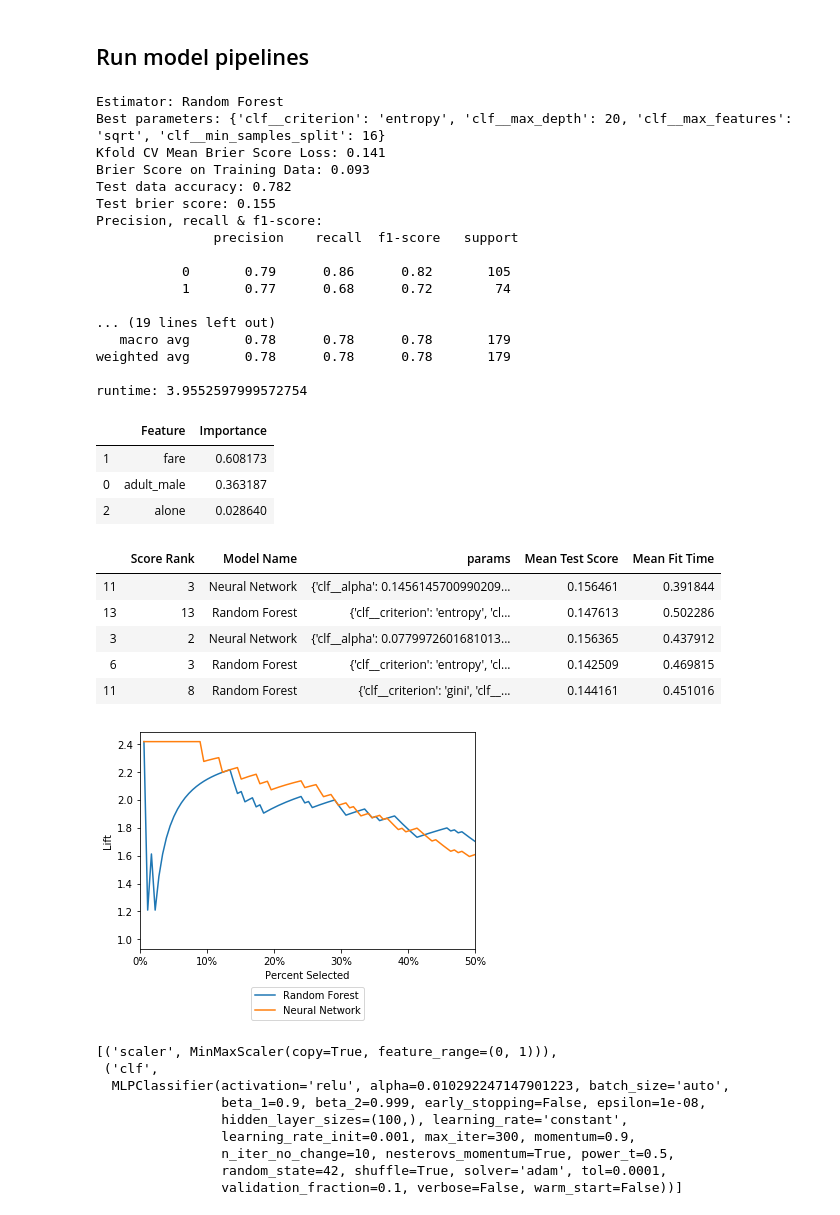
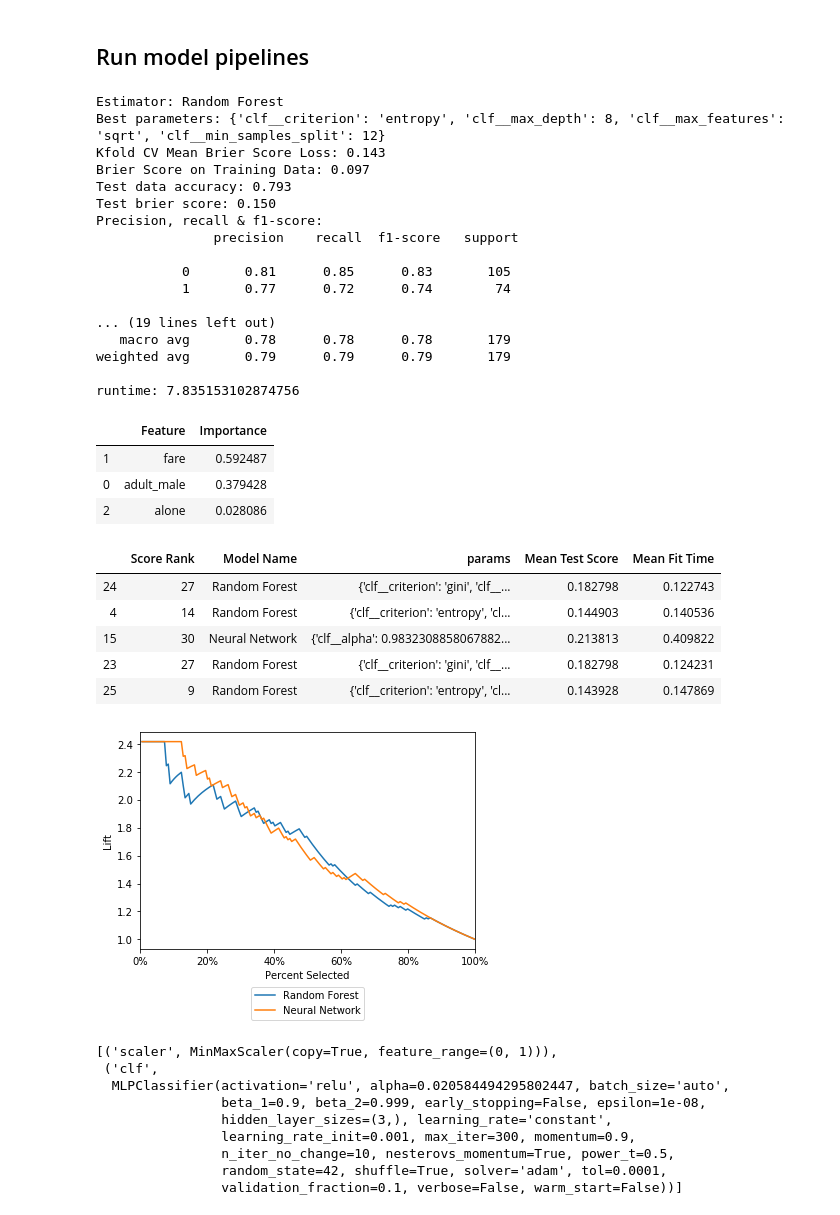
Before and after one commit to jessecambon/Data-Science-Sandbox, a Jupyter notebook: source/Sklearn-Workflow.ipynb, the cells around one changed output. Saved outputs shown, nothing was run; the diff lists cells and outputs as text; code cells hidden in the pictures.

```diff
--- a/source/Sklearn-Workflow.ipynb
+++ b/source/Sklearn-Workflow.ipynb
@@ -95,24 +95,24 @@ pipe_nn = Pipeline([
 
 pipe_rf = Pipeline([
     ('scaler', RobustScaler()),
-                    ('clf', RandomForestClassifier(random_state=MySeed,n_estimators=350))
+                    ('clf', RandomForestClassifier(random_state=MySeed,n_estimators=100))
                    ])
 
 
 # specify parameters and distributions to sample from
 rf_param_dist = {
-              "clf__max_depth": sp_randint(5, 30),
+              "clf__max_depth": sp_randint(1, 10),
         #      "clf__max_features": sp_randint(1, 11),
               "clf__min_samples_split": sp_randint(2, 20),
               "clf__criterion": ["gini", "entropy"],
               'clf__max_features' : ['sqrt','log2']
                 }
 
-nn_param_dist = {'clf__hidden_layer_sizes': [(75,),(100,),(125,)],
+nn_param_dist = {'clf__hidden_layer_sizes': [(1,),(3,),(5,)],
        #     'clf__learning_rate': ['constant'],
         #    'clf__solver' : ['adam'],
         #    'clf__activation': ['relu'],
-            'clf__alpha' : sp_uniform(0.0,0.5)
+            'clf__alpha' : sp_uniform(0.0,1)
                 }
 
 # Randomized Search objects
@@ -121,7 +121,7 @@ gs_rf = RandomizedSearchCV(pipe_rf,
             scoring=score_fn,
             random_state=MySeed,
             cv=Mycv,
-            n_iter=15,
+            n_iter=30,
             n_jobs=jobs)
 
 gs_nn = RandomizedSearchCV(pipe_nn,
@@ -129,7 +129,7 @@ gs_nn = RandomizedSearchCV(pipe_nn,
             scoring=score_fn,
             random_state=MySeed,
             cv=Mycv,
-            n_iter=15,
+            n_iter=30,
             n_jobs=jobs)
 
 
@@ -175,22 +175,22 @@ for model_name, gs in grids.items():
     print('runtime: %s'%(time.time()-start))
 # %% [output]
 Estimator: Random Forest
-Best parameters: {'clf__criterion': 'entropy', 'clf__max_depth': 20, 'clf__max_features': 'sqrt', 'clf__min_samples_split': 16}
-Kfold CV Mean Brier Score Loss: 0.141
-Brier Score on Training Data: 0.093
-Test data accuracy: 0.782
-Test brier score: 0.155
+Best parameters: {'clf__criterion': 'entropy', 'clf__max_depth': 8, 'clf__max_features': 'sqrt', 'clf__min_samples_split': 12}
+Kfold CV Mean Brier Score Loss: 0.143
+Brier Score on Training Data: 0.097
+Test data accuracy: 0.793
+Test brier score: 0.150
 Precision, recall & f1-score:
                precision    recall  f1-score   support
 
-           0       0.79      0.86      0.82       105
-           1       0.77      0.68      0.72        74
+           0       0.81      0.85      0.83       105
+           1       0.77      0.72      0.74        74
 
 ... (19 lines left out)
    macro avg       0.78      0.78      0.78       179
-weighted avg       0.78      0.78      0.78       179
+weighted avg       0.79      0.79      0.79       179
 
-runtime: 3.9552597999572754
+runtime: 7.835153102874756
 # %%
 ## Save Models
 # %%
@@ -206,9 +206,9 @@ imp_features.sort_values('Importance',ascending=False,inplace=True)
 imp_features
 # %% [output]
 |  | Feature | Importance |
-| 1 | fare | 0.608173 |
-| 0 | adult_male | 0.363187 |
-| 2 | alone | 0.028640 |
+| 1 | fare | 0.592487 |
+| 0 | adult_male | 0.379428 |
+| 2 | alone | 0.028086 |
 # %%
 def cv_results_summary(CVResults,model_name):
     CompareCVResults = pd.DataFrame()
@@ -229,11 +229,11 @@ pd.set_option('display.max_colwidth', 200)
 all_cv_results.sample(5)
 # %% [output]
 |  | Score Rank | Model Name | params | Mean Test Score | Mean Fit Time |
-| 11 | 3 | Neural Network | {'clf__alpha': 0.1456145700990209... | 0.156461 | 0.391844 |
-| 13 | 13 | Random Forest | {'clf__criterion': 'entropy', 'cl... | 0.147613 | 0.502286 |
-| 3 | 2 | Neural Network | {'clf__alpha': 0.0779972601681013... | 0.156365 | 0.437912 |
-| 6 | 3 | Random Forest | {'clf__criterion': 'entropy', 'cl... | 0.142509 | 0.469815 |
-| 11 | 8 | Random Forest | {'clf__criterion': 'gini', 'clf__... | 0.144161 | 0.451016 |
+| 24 | 27 | Random Forest | {'clf__criterion': 'gini', 'clf__... | 0.182798 | 0.122743 |
+| 4 | 14 | Random Forest | {'clf__criterion': 'entropy', 'cl... | 0.144903 | 0.140536 |
+| 15 | 30 | Neural Network | {'clf__alpha': 0.9832308858067882... | 0.213813 | 0.409822 |
+| 23 | 27 | Random Forest | {'clf__criterion': 'gini', 'clf__... | 0.182798 | 0.124231 |
+| 25 | 9 | Random Forest | {'clf__criterion': 'entropy', 'cl... | 0.143928 | 0.147869 |
 # %%
 # Calculate lift and associated metrics
 def calculate_lift(model,model_name):
@@ -270,27 +270,27 @@ all_lifts_summ = summarize_lifts(all_lifts)
 # %%
 import seaborn as sns
 import matplotlib.pyplot as plt
 from matplotlib.ticker import FuncFormatter
 ax =sns.lineplot(data=all_lifts,x="percentile",y="lift",hue='model')
 # delete legend title and position legend outside graph
 Null, labels = ax.get_legend_handles_labels()
 ax.legend(labels=labels[1:],loc=9, bbox_to_anchor=(0.5, -0.15))
 ax.xaxis.set_major_formatter(FuncFormatter('{0:.0%}'.format))
 plt.ylabel('Lift')
 plt.xlabel('Percent Selected')
-plt.xlim([0,0.5])
+plt.xlim([0,1])
 plt.ylim()
 plt.show()
 # %% [output]
-[figure, old version]
+[figure, new version]
 # %%
 best_models['Neural Network'].get_params().pop('steps')
 # %% [output]
 [('scaler', MinMaxScaler(copy=True, feature_range=(0, 1))),
  ('clf',
-  MLPClassifier(activation='relu', alpha=0.010292247147901223, batch_size='auto',
+  MLPClassifier(activation='relu', alpha=0.020584494295802447, batch_size='auto',
                 beta_1=0.9, beta_2=0.999, early_stopping=False, epsilon=1e-08,
-                hidden_layer_sizes=(100,), learning_rate='constant',
+                hidden_layer_sizes=(3,), learning_rate='constant',
                 learning_rate_init=0.001, max_iter=300, momentum=0.9,
                 n_iter_no_change=10, nesterovs_momentum=True, power_t=0.5,
                 random_state=42, shuffle=True, solver='adam', tol=0.0001,
```
